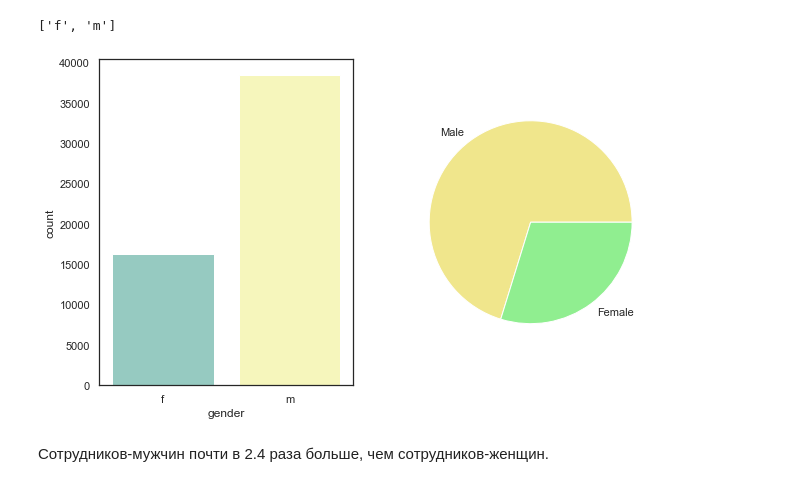
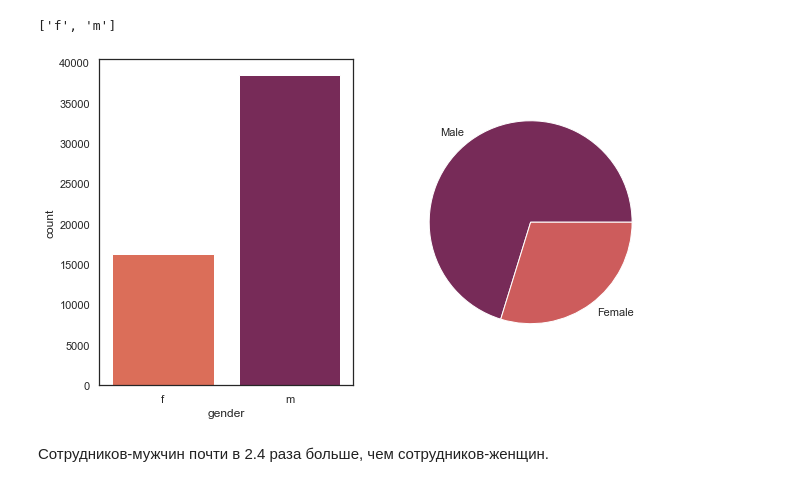
Before and after one commit to ivanvikhrev/ML-HR-analysis-case-study, a Jupyter notebook: model.ipynb, the cells around one changed output. Cells and saved outputs as stored; diff of their text form; code cells hidden in the pictures.

```diff
--- a/model.ipynb
+++ b/model.ipynb
@@ -110,7 +110,7 @@ data.describe(include=['object'])
 # %% [markdown]
 ## Визуализация данных
 # %%
-sns.set(style = 'white', rc={'figure.figsize':(10, 6)}, palette ='deep')
+sns.set(style = 'white', rc={'figure.figsize':(10, 6)})
 # %% [markdown]
 ### Поло-возрастной состав компании.
 # %%
@@ -136,11 +138,11 @@ Name: gender, dtype: int64
 ['f', 'm']
 # %%
 fig, ax =plt.subplots(1,2)
-sns.countplot(x='gender', data=data, palette="Set3", ax=ax[0])
-plt.pie(data['gender'].value_counts(), labels = ['Male', 'Female'], colors = ['khaki', 'lightgreen'])
+sns.countplot(x='gender', data=data, palette="rocket_r", ax=ax[0])
+plt.pie(data['gender'].value_counts(), labels = ['Male', 'Female'], colors = [(119/255,43/255,88/255), 'indianred'])
 pass
 # %% [output]
-[figure, old version]
+[figure, new version]
 # %% [markdown]
 Сотрудников-мужчин почти в 2.4 раза больше, чем сотрудников-женщин.
 # %% [markdown]
```
Also changed, not shown: parts of 101 cells of this notebook.
